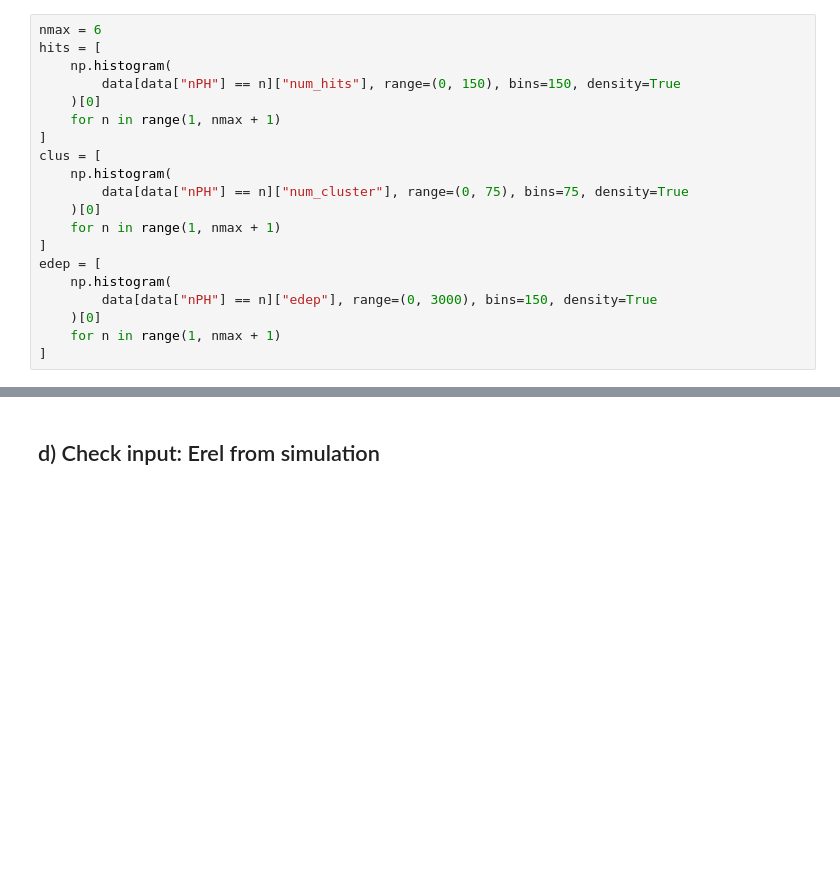
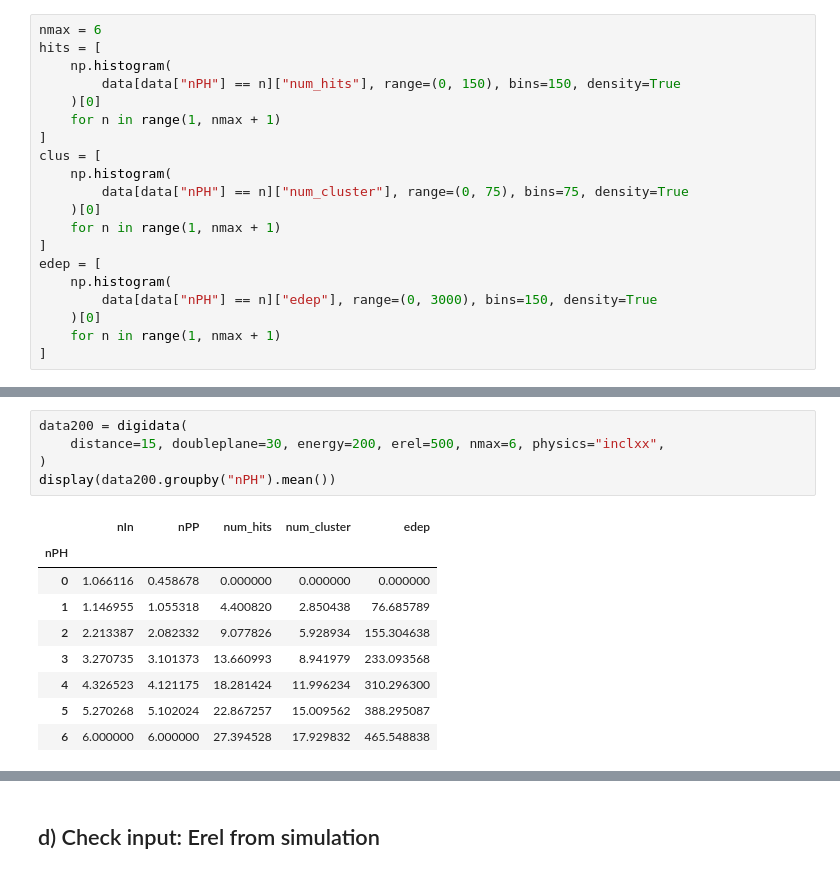
Before and after one commit to janmayer/NeuLAND-132Sn, a Jupyter notebook: 02-digitize.ipynb, the cells around one changed output, grey strips where cells are left out. Cells and saved outputs as stored; diff of their text form; blank space fills up the shorter version.

```diff
--- a/02-digitize.ipynb
+++ b/02-digitize.ipynb
@@ -210,0 +225,15 @@ Using matplotlib backend: agg
+# %%
+data200 = digidata(
+    distance=15, doubleplane=30, energy=200, erel=500, nmax=6, physics="inclxx",
+)
+display(data200.groupby("nPH").mean())
+# %% [output]
+|  | nIn | nPP | num_hits | num_cluster | edep |
+| nPH |  |  |  |  |  |
+| 0 | 1.066116 | 0.458678 | 0.000000 | 0.000000 | 0.000000 |
+| 1 | 1.146955 | 1.055318 | 4.400820 | 2.850438 | 76.685789 |
+| 2 | 2.213387 | 2.082332 | 9.077826 | 5.928934 | 155.304638 |
+| 3 | 3.270735 | 3.101373 | 13.660993 | 8.941979 | 233.093568 |
+| 4 | 4.326523 | 4.121175 | 18.281424 | 11.996234 | 310.296300 |
+| 5 | 5.270268 | 5.102024 | 22.867257 | 15.009562 | 388.295087 |
+| 6 | 6.000000 | 6.000000 | 27.394528 | 17.929832 | 465.548838 |
```
Also changed, not shown: parts of 4 cells of this notebook, 8 other files.
